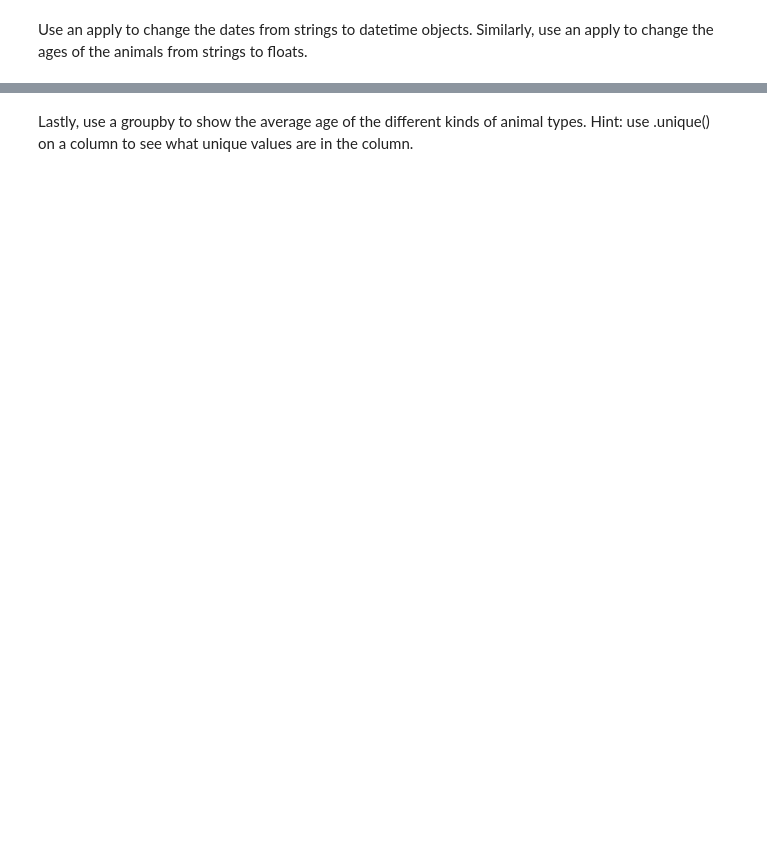
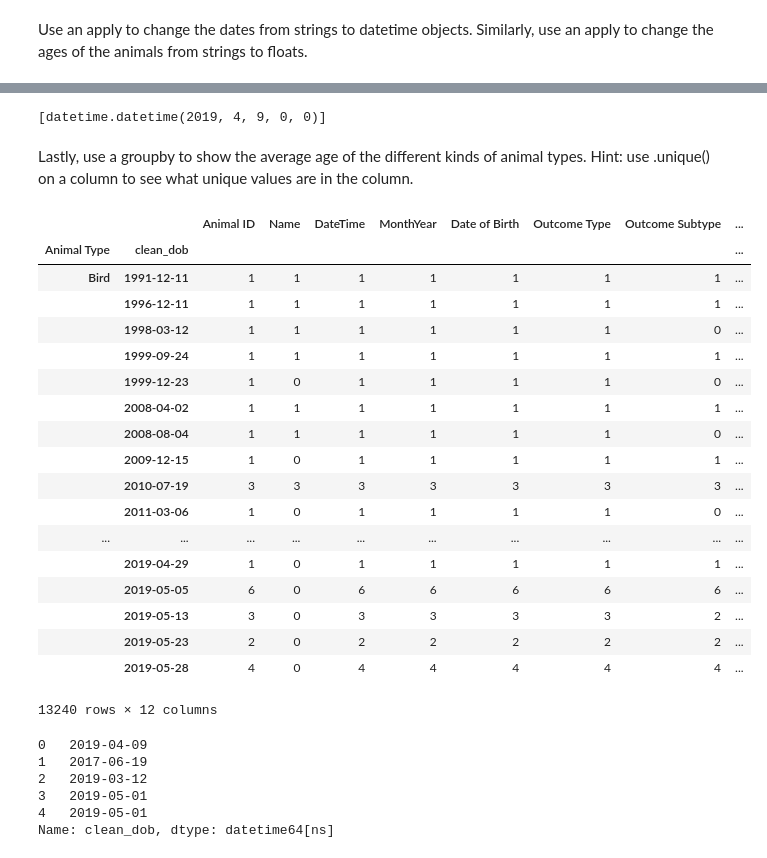
Before and after one commit to Jkim516/pandas-2-seattle-ds-062419, a Jupyter notebook: pandas_tools_codealong.ipynb, the cells around one changed output, grey strips where cells are left out. Drawn from its saved outputs; the diff is of its cells as text; code cells hidden in the pictures; blank space fills up the shorter version.

```diff
--- a/pandas_tools_codealong.ipynb
+++ b/pandas_tools_codealong.ipynb
@@ -382,0 +393,6 @@ Using .info() and .describe() what observations can we make about the data?
+# %%
+#your code here
+import pandas as pd
+df_aus = pd.read_csv('Austin_Animal_Center_Outcomes.csv')
+
+df_aus.info()
@@ -386,0 +438,28 @@ Use an apply to change the dates from strings to datetime objects. Similarly, us
+# %%
+days_in_year = 365.242
+
+# cast 'DateTime' to a datetime object
+df_aus["clean_datetime"] = (pd.to_datetime(df_aus["DateTime"],
+                                             format="%m/%d/%Y %I:%M:%S %p")
+                               .dt
+                               .date)
+
+# case 'Date of Birth' to a datetime object
+df_aus["clean_dob"] = (pd.to_datetime(df_aus["Date of Birth"],
+                                             format="%m/%d/%Y"))
+
+# calc the difference in days between clean_datetime and clean_dob
+df_aus["animal_age_days"] = ((df_aus["clean_datetime"]
+                                - df_aus["clean_dob"])
+                                .dt
+                                .days)
+
+# divide animal age in days by number of days in year
+df_aus["animal_age_years"] = ((df_aus["animal_age_days"]
+                                 / days_in_year)
+                                 .round(3))
+
+# view the df
+df_aus[["clean_datetime", "DateTime",
+           "clean_dob", "Date of Birth",
+           "animal_age_days", "animal_age_years"]].head()
@@ -387,4 +477,38 @@ Use an apply to change the dates from strings to datetime objects. Similarly, us
+# %%
+clean_dates[:5]
+# %% [output]
+[datetime.datetime(2019, 4, 9, 0, 0)]
 # %% [markdown]
 Lastly, use a groupby to show the average age of the different kinds of animal types. Hint: use .unique() on a column to see what unique values are in the column.
 # %%
 #your code here
+df_aus.groupby(['Animal Type', 'clean_dob']).count()
+# %% [output]
+|  |  | Animal ID | Name | DateTime | MonthYear | Date of Birth | Outcome Type | Outcome Subtype | ... |
+| Animal Type | clean_dob |  |  |  |  |  |  |  | ... |
+| Bird | 1991-12-11 | 1 | 1 | 1 | 1 | 1 | 1 | 1 | ... |
+|  | 1996-12-11 | 1 | 1 | 1 | 1 | 1 | 1 | 1 | ... |
+|  | 1998-03-12 | 1 | 1 | 1 | 1 | 1 | 1 | 0 | ... |
+|  | 1999-09-24 | 1 | 1 | 1 | 1 | 1 | 1 | 1 | ... |
+|  | 1999-12-23 | 1 | 0 | 1 | 1 | 1 | 1 | 0 | ... |
+|  | 2008-04-02 | 1 | 1 | 1 | 1 | 1 | 1 | 1 | ... |
+|  | 2008-08-04 | 1 | 1 | 1 | 1 | 1 | 1 | 0 | ... |
+|  | 2009-12-15 | 1 | 0 | 1 | 1 | 1 | 1 | 1 | ... |
+|  | 2010-07-19 | 3 | 3 | 3 | 3 | 3 | 3 | 3 | ... |
+|  | 2011-03-06 | 1 | 0 | 1 | 1 | 1 | 1 | 0 | ... |
+| ... | ... | ... | ... | ... | ... | ... | ... | ... | ... |
+|  | 2019-04-29 | 1 | 0 | 1 | 1 | 1 | 1 | 1 | ... |
+|  | 2019-05-05 | 6 | 0 | 6 | 6 | 6 | 6 | 6 | ... |
+|  | 2019-05-13 | 3 | 0 | 3 | 3 | 3 | 3 | 2 | ... |
+|  | 2019-05-23 | 2 | 0 | 2 | 2 | 2 | 2 | 2 | ... |
+|  | 2019-05-28 | 4 | 0 | 4 | 4 | 4 | 4 | 4 | ... |
+13240 rows × 12 columns
+# %%
+df_aus['clean_dob'].head()
+# %% [output]
+0   2019-04-09
+1   2017-06-19
+2   2019-03-12
+3   2019-05-01
+4   2019-05-01
+Name: clean_dob, dtype: datetime64[ns]
```
Also changed, not shown: parts of 12 cells of this notebook.
